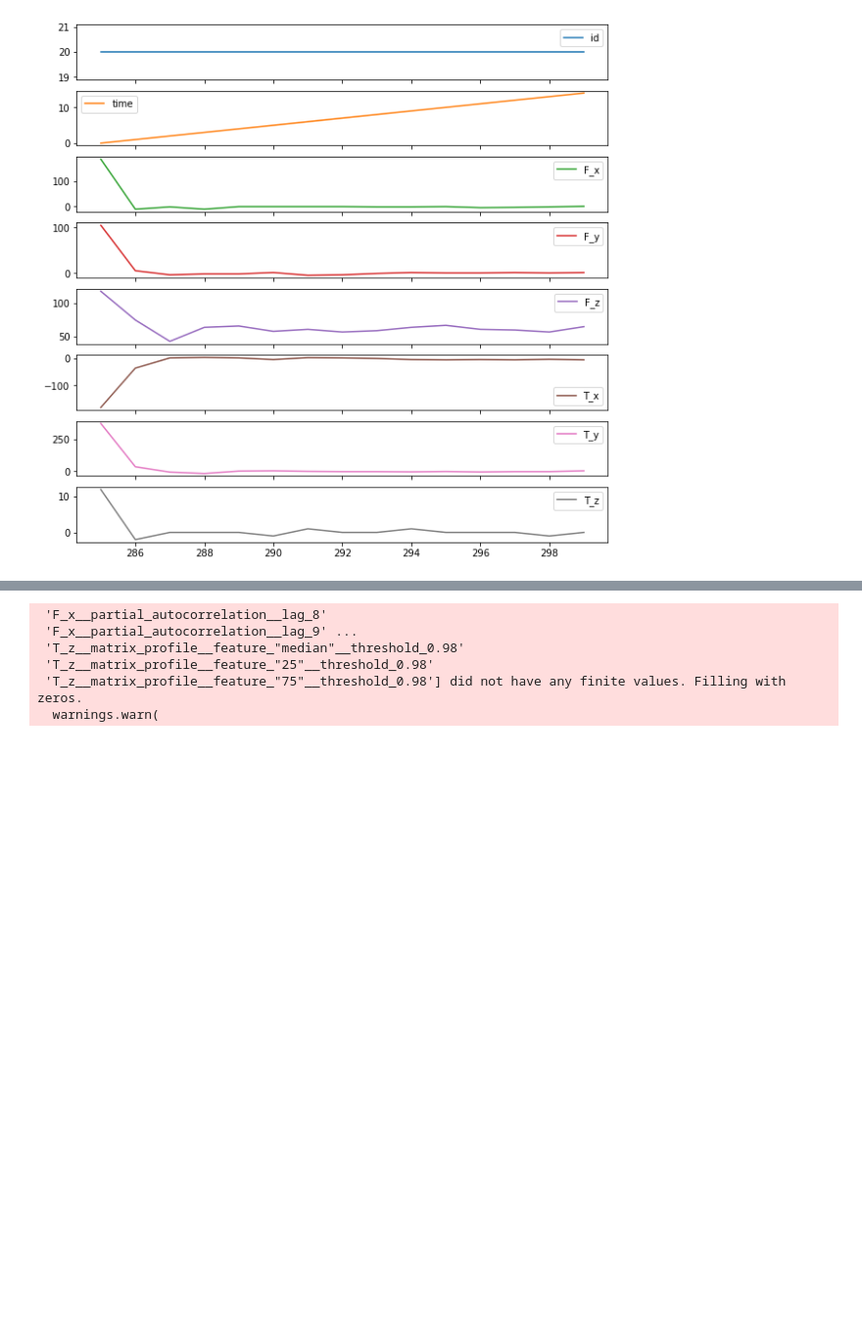
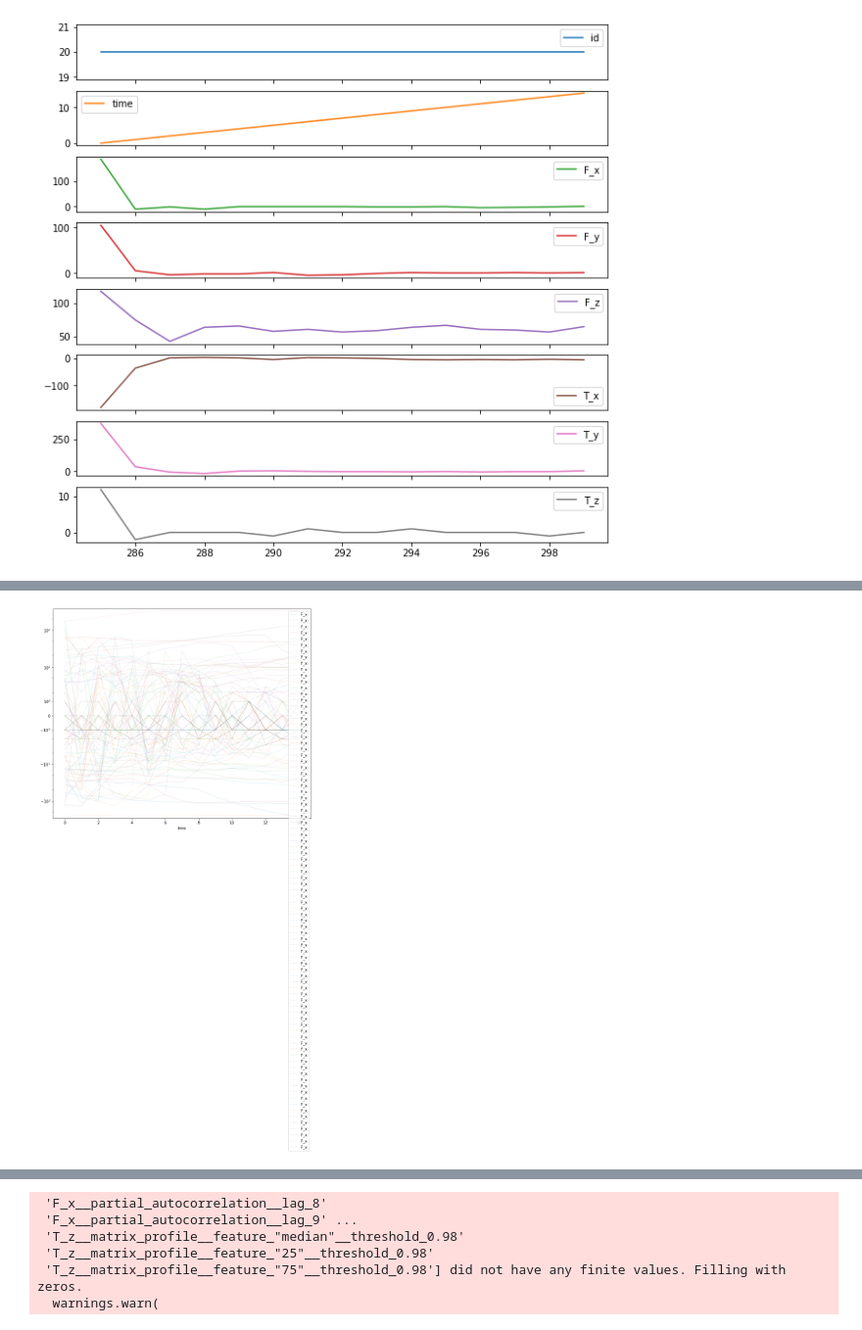
Before and after one commit to fforster/MDS7201, a Jupyter notebook: notebooks/Preprocessing/Preproc+feature+split.ipynb, the cells around one changed output, grey strips where cells are left out. Shown at 98% size. Cells and saved outputs as stored; diff of their text form; code cells hidden in the pictures; blank space fills up the shorter version.

```diff
--- a/notebooks/Preprocessing/Preproc+feature+split.ipynb
+++ b/notebooks/Preprocessing/Preproc+feature+split.ipynb
@@ -719,3 +772,9 @@ array([<Axes: >, <Axes: >, <Axes: >, <Axes: >, <Axes: >, <Axes: >,
+# %%
+fig, ax = plt.subplots(figsize=(12, 10))
+timeseries.groupby("id").apply(lambda df: df.plot(x="time", y="F_x", alpha=0.1, ax=ax))
+ax.set_yscale("asinh")
+# %% [output]
+[figure, added]
 # %%
 from tsfresh import extract_features
 extracted_features = extract_features(timeseries, column_id="id", column_sort="time")
```
Also changed, not shown: parts of 156 cells of this notebook.
